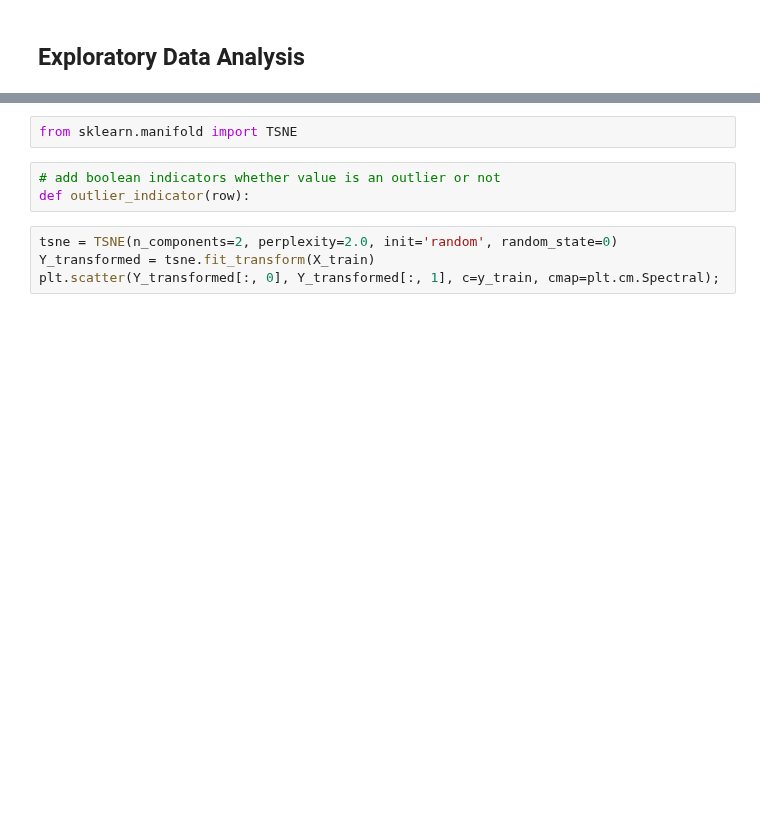
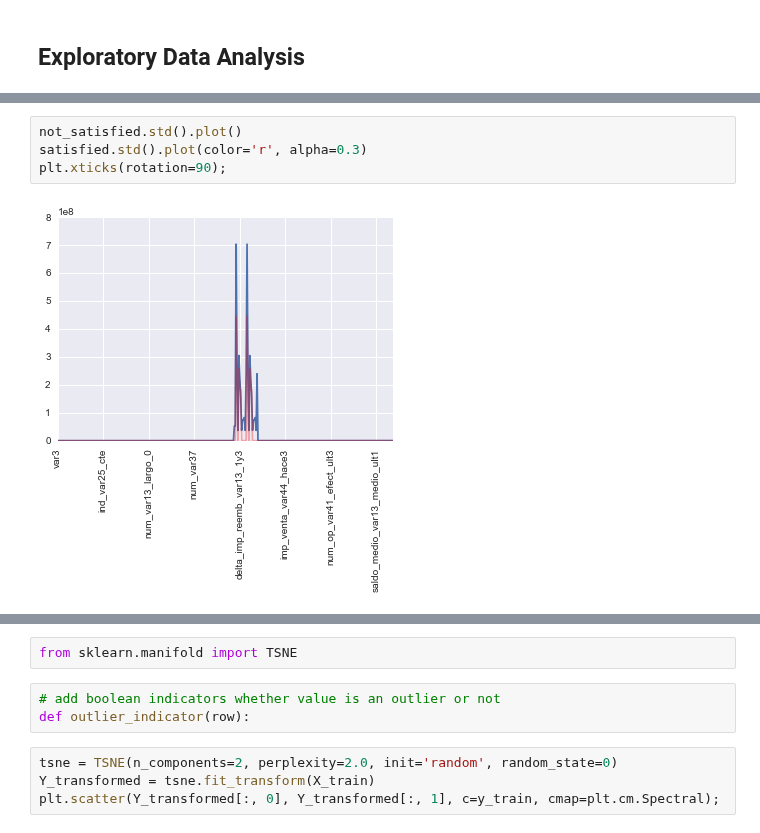
Before and after one commit to numb3r33/Kaggle-Competitions, a Jupyter notebook: Santander-Customer-Satisfaction/notebooks/Santander Customer Satisfaction - Exploratory Data Analysis.ipynb, the cells around one changed output, grey strips where cells are left out. Drawn from its saved outputs; the diff is of its cells as text; blank space fills up the shorter version.

```diff
--- a/Santander-Customer-Satisfaction/notebooks/Santander Customer Satisfaction - Exploratory Data Analysis.ipynb
+++ b/Santander-Customer-Satisfaction/notebooks/Santander Customer Satisfaction - Exploratory Data Analysis.ipynb
@@ -275,0 +70,6 @@ Index([u'var3', u'var15', u'imp_ent_var16_ult1', u'imp_op_var39_comer_ult1',
+# %%
+not_satisfied.std().plot()
+satisfied.std().plot(color='r', alpha=0.3)
+plt.xticks(rotation=90);
+# %% [output]
+[figure, added]
```
Also changed, not shown: parts of 49 cells of this notebook.
